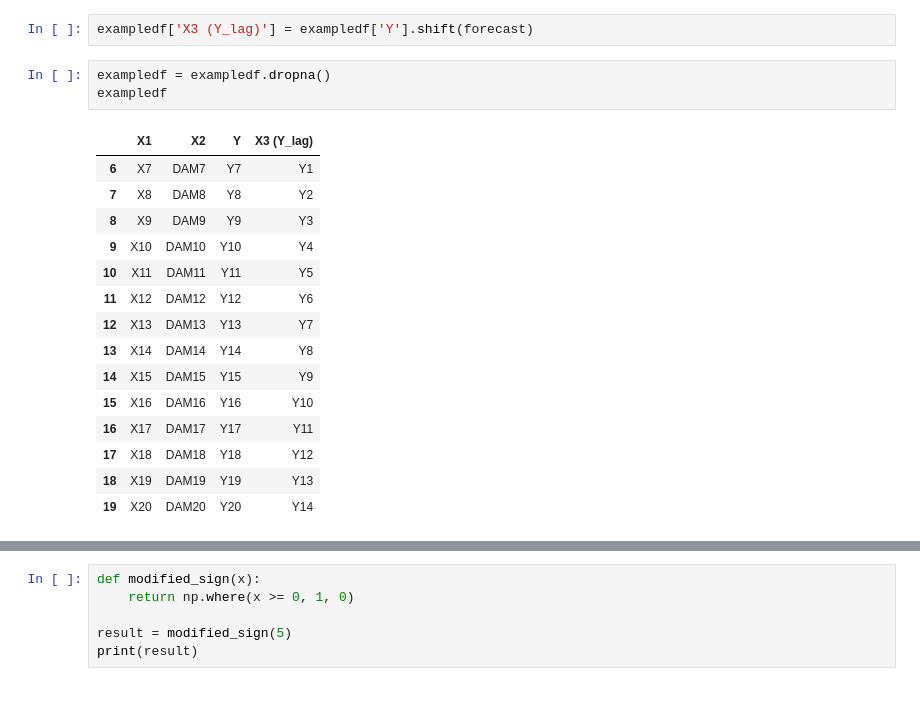
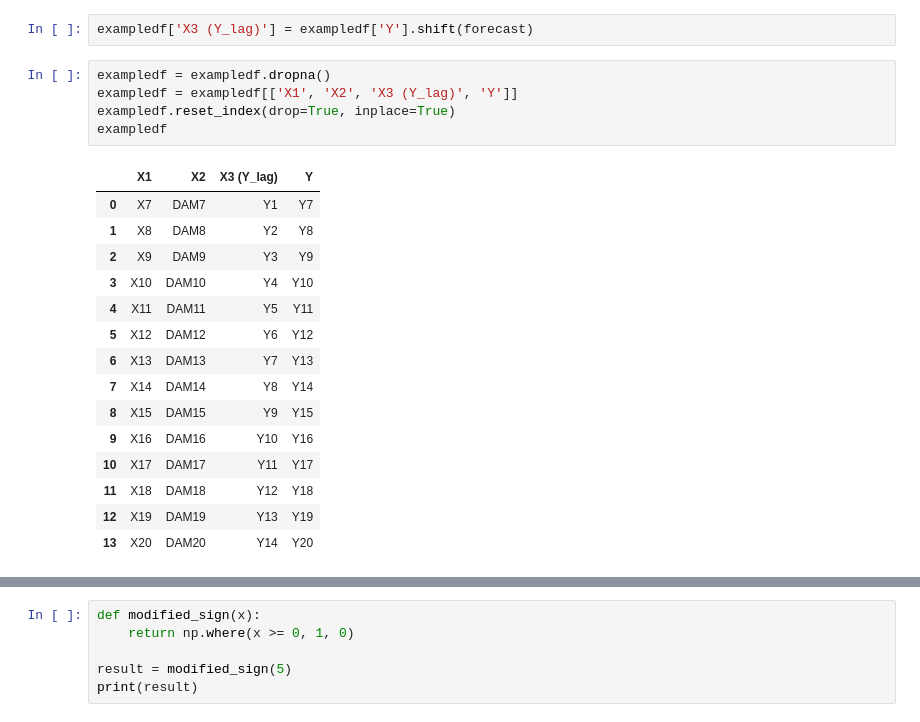
Before and after one commit to les-g-a/FinalProject_1.C01, a Jupyter notebook: understandencoding.ipynb, the cells around one changed output, grey strips where cells are left out. Drawn from its saved outputs; the diff is of its cells as text.

```diff
--- a/understandencoding.ipynb
+++ b/understandencoding.ipynb
@@ -70,25 +70,27 @@ forecast = 6
 lookback = 12
 # %%
 exampledf['X3 (Y_lag)'] = exampledf['Y'].shift(forecast)
-# %%
-exampledf = exampledf.dropna()
-exampledf
-# %% [output]
-|  | X1 | X2 | Y | X3 (Y_lag) |
-| 6 | X7 | DAM7 | Y7 | Y1 |
-| 7 | X8 | DAM8 | Y8 | Y2 |
-| 8 | X9 | DAM9 | Y9 | Y3 |
-| 9 | X10 | DAM10 | Y10 | Y4 |
-| 10 | X11 | DAM11 | Y11 | Y5 |
-| 11 | X12 | DAM12 | Y12 | Y6 |
-| 12 | X13 | DAM13 | Y13 | Y7 |
-| 13 | X14 | DAM14 | Y14 | Y8 |
-| 14 | X15 | DAM15 | Y15 | Y9 |
-| 15 | X16 | DAM16 | Y16 | Y10 |
-| 16 | X17 | DAM17 | Y17 | Y11 |
-| 17 | X18 | DAM18 | Y18 | Y12 |
-| 18 | X19 | DAM19 | Y19 | Y13 |
-| 19 | X20 | DAM20 | Y20 | Y14 |
+# %%
+exampledf = exampledf.dropna()
+exampledf = exampledf[['X1', 'X2', 'X3 (Y_lag)', 'Y']]
+exampledf.reset_index(drop=True, inplace=True)
+exampledf
+# %% [output]
+|  | X1 | X2 | X3 (Y_lag) | Y |
+| 0 | X7 | DAM7 | Y1 | Y7 |
+| 1 | X8 | DAM8 | Y2 | Y8 |
+| 2 | X9 | DAM9 | Y3 | Y9 |
+| 3 | X10 | DAM10 | Y4 | Y10 |
+| 4 | X11 | DAM11 | Y5 | Y11 |
+| 5 | X12 | DAM12 | Y6 | Y12 |
+| 6 | X13 | DAM13 | Y7 | Y13 |
+| 7 | X14 | DAM14 | Y8 | Y14 |
+| 8 | X15 | DAM15 | Y9 | Y15 |
+| 9 | X16 | DAM16 | Y10 | Y16 |
+| 10 | X17 | DAM17 | Y11 | Y17 |
+| 11 | X18 | DAM18 | Y12 | Y18 |
+| 12 | X19 | DAM19 | Y13 | Y19 |
+| 13 | X20 | DAM20 | Y14 | Y20 |
 # %%
 X = np.reshape(np.arange(0,200),(100,2))
 y = np.arange(200,300).reshape(100,1)
```
Also changed, not shown: parts of 5 cells of this notebook.
